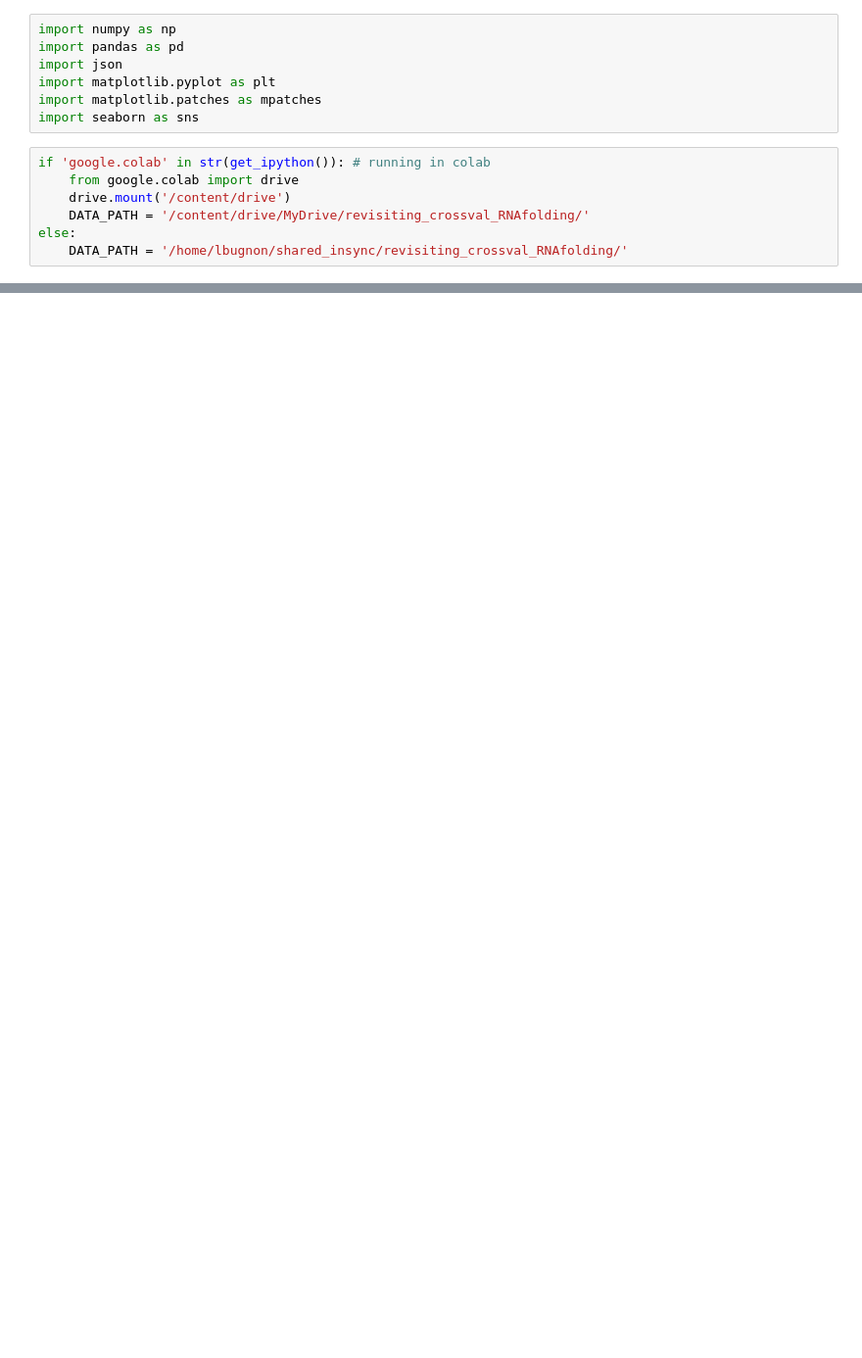
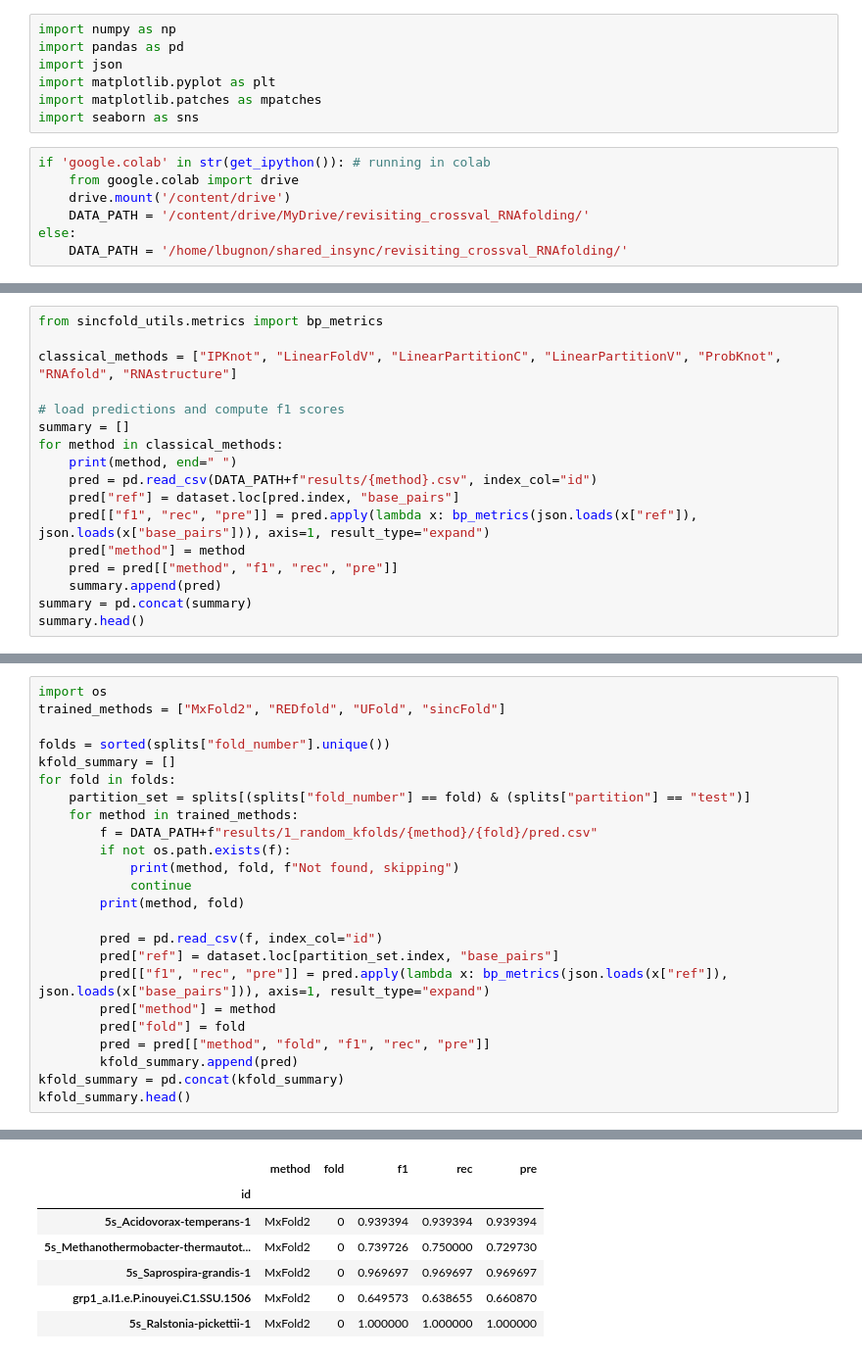
Before and after one commit to sinc-lab/revisiting_xval_rnafolding, a Jupyter notebook: performance_eval.ipynb, the cells around one changed output, grey strips where cells are left out. Shown: that part at 98% size. Cells and saved outputs as stored; diff of their text form; blank space fills up the shorter version.

```diff
--- a/performance_eval.ipynb
+++ b/performance_eval.ipynb
@@ -45,0 +124,17 @@ dataset.head()
+# %%
+from sincfold_utils.metrics import bp_metrics
+
+classical_methods = ["IPKnot", "LinearFoldV", "LinearPartitionC", "LinearPartitionV", "ProbKnot", "RNAfold", "RNAstructure"]
+
+# load predictions and compute f1 scores
+summary = []
+for method in classical_methods:
+    print(method, end=" ")
+    pred = pd.read_csv(DATA_PATH+f"results/{method}.csv", index_col="id")
+    pred["ref"] = dataset.loc[pred.index, "base_pairs"]
+    pred[["f1", "rec", "pre"]] = pred.apply(lambda x: bp_metrics(json.loads(x["ref"]), json.loads(x["base_pairs"])), axis=1, result_type="expand")
+    pred["method"] = method
+    pred = pred[["method", "f1", "rec", "pre"]]
+    summary.append(pred)
+summary = pd.concat(summary)
+summary.head()
@@ -57,0 +165,25 @@ splits.head()
+# %%
+import os
+trained_methods = ["MxFold2", "REDfold", "UFold", "sincFold"]
+
+folds = sorted(splits["fold_number"].unique())
+kfold_summary = []
+for fold in folds:
+    partition_set = splits[(splits["fold_number"] == fold) & (splits["partition"] == "test")]
+    for method in trained_methods:
+        f = DATA_PATH+f"results/1_random_kfolds/{method}/{fold}/pred.csv"
+        if not os.path.exists(f):
+            print(method, fold, f"Not found, skipping")
+            continue
+        print(method, fold)
+
+        pred = pd.read_csv(f, index_col="id")
+        pred["ref"] = dataset.loc[partition_set.index, "base_pairs"]
+        pred[["f1", "rec", "pre"]] = pred.apply(lambda x: bp_metrics(json.loads(x["ref"]), json.loads(x["base_pairs"])), axis=1, result_type="expand")
+        pred["method"] = method
+        pred["fold"] = fold
+        pred = pred[["method", "fold", "f1", "rec", "pre"]]
+        kfold_summary.append(pred)
+kfold_summary = pd.concat(kfold_summary)
+kfold_summary.head()
+# %% [output]
@@ -57,0 +210,7 @@ splits.head()
+|  | method | fold | f1 | rec | pre |
+| id |  |  |  |  |  |
+| 5s_Acidovorax-temperans-1 | MxFold2 | 0 | 0.939394 | 0.939394 | 0.939394 |
+| 5s_Methanothermobacter-thermautot... | MxFold2 | 0 | 0.739726 | 0.750000 | 0.729730 |
+| 5s_Saprospira-grandis-1 | MxFold2 | 0 | 0.969697 | 0.969697 | 0.969697 |
+| grp1_a.I1.e.P.inouyei.C1.SSU.1506 | MxFold2 | 0 | 0.649573 | 0.638655 | 0.660870 |
+| 5s_Ralstonia-pickettii-1 | MxFold2 | 0 | 1.000000 | 1.000000 | 1.000000 |
```
Also changed, not shown: parts of 20 cells of this notebook, 2 other files.
